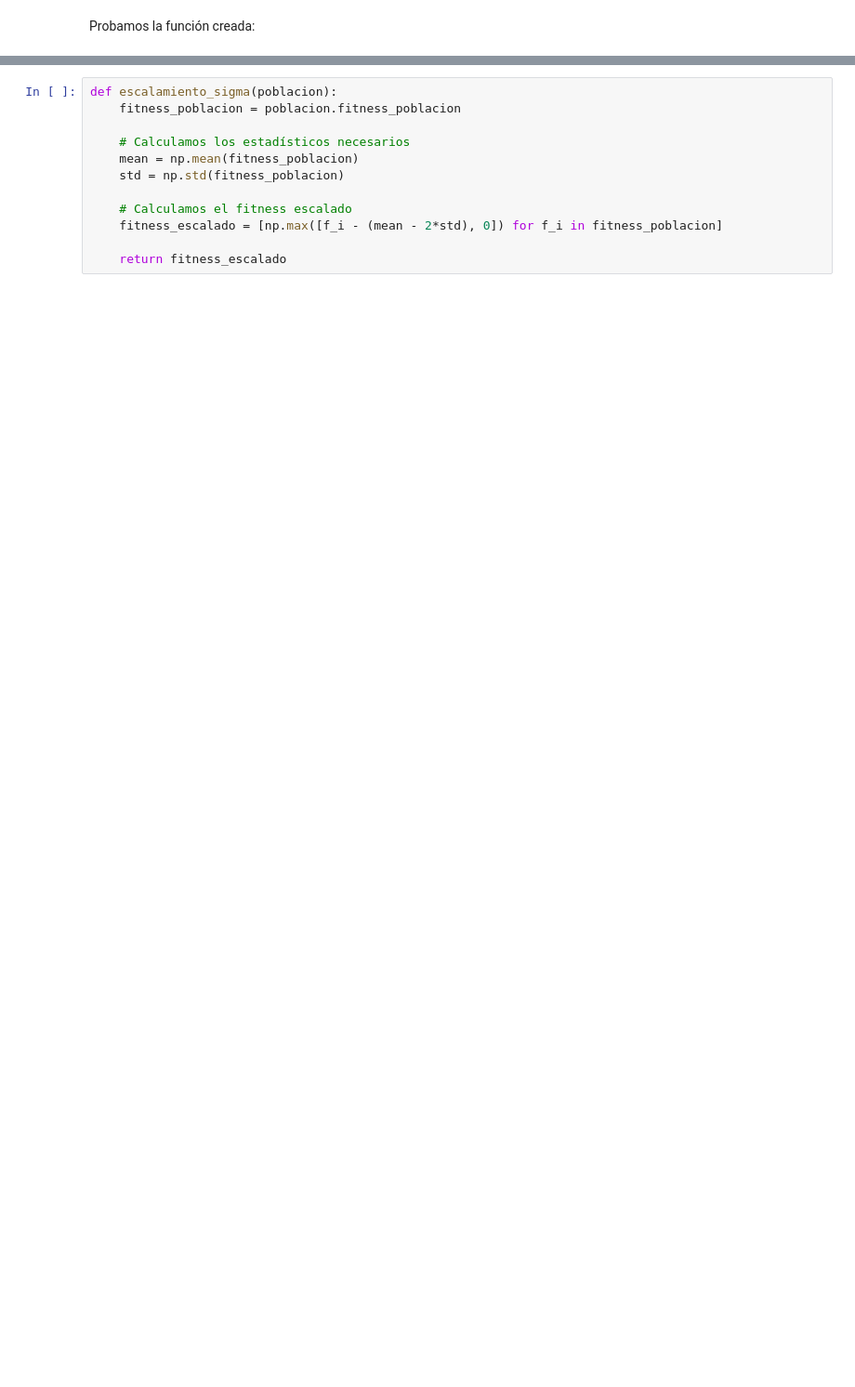
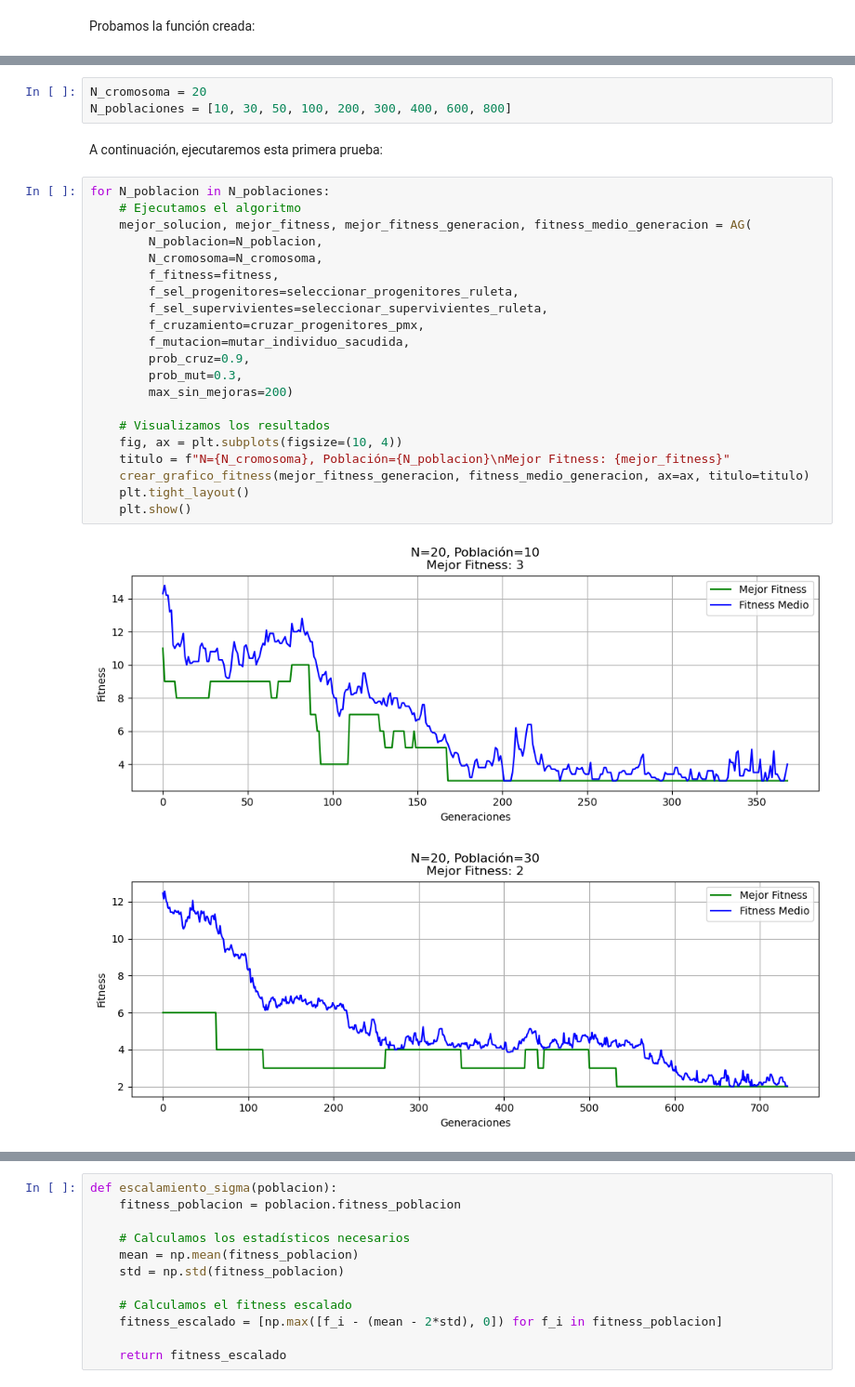
Before and after one commit to julengarciaaa/n-reinas-genetico, a Jupyter notebook: problema_n_reinas.ipynb, the cells around one changed output, grey strips where cells are left out. Shown at 93% size. Drawn from its saved outputs; the diff is of its cells as text; blank space fills up the shorter version.

```diff
--- a/problema_n_reinas.ipynb
+++ b/problema_n_reinas.ipynb
@@ -770,0 +557,29 @@ Primero crearemos una función que calcule el escalamiento sigma los individuos
+# %%
+N_cromosoma = 20
+N_poblaciones = [10, 30, 50, 100, 200, 300, 400, 600, 800]
+# %% [markdown]
+A continuación, ejecutaremos esta primera prueba:
+# %%
+for N_poblacion in N_poblaciones:
+    # Ejecutamos el algoritmo
+    mejor_solucion, mejor_fitness, mejor_fitness_generacion, fitness_medio_generacion = AG(
+        N_poblacion=N_poblacion,
+        N_cromosoma=N_cromosoma,
+        f_fitness=fitness,
+        f_sel_progenitores=seleccionar_progenitores_ruleta,
+        f_sel_supervivientes=seleccionar_supervivientes_ruleta,
+        f_cruzamiento=cruzar_progenitores_pmx,
+        f_mutacion=mutar_individuo_sacudida,
+        prob_cruz=0.9,
+        prob_mut=0.3,
+        max_sin_mejoras=200)
+
+    # Visualizamos los resultados
+    fig, ax = plt.subplots(figsize=(10, 4))
+    titulo = f"N={N_cromosoma}, Población={N_poblacion}\nMejor Fitness: {mejor_fitness}"
+    crear_grafico_fitness(mejor_fitness_generacion, fitness_medio_generacion, ax=ax, titulo=titulo)
+    plt.tight_layout()
+    plt.show()
+# %% [output]
+[figure, added]
+[figure, added]
```
Also changed, not shown: parts of 104 cells of this notebook.
